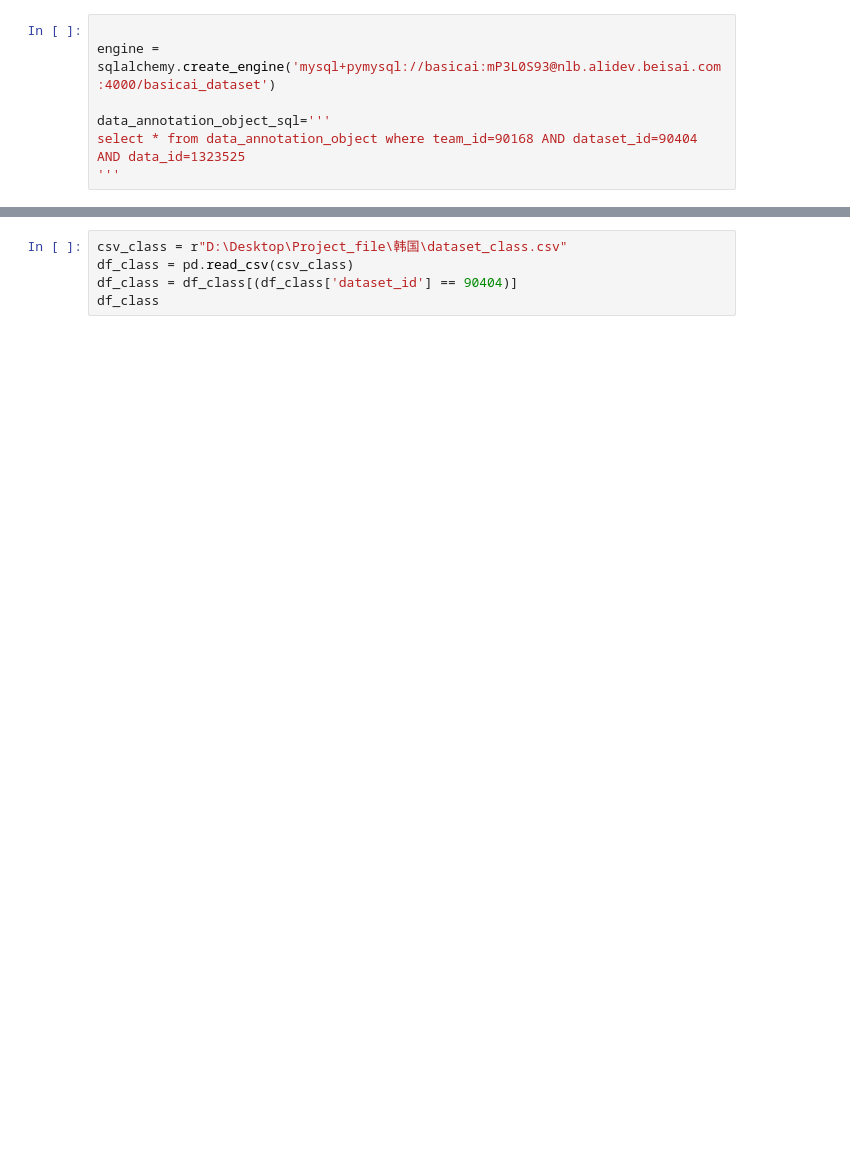
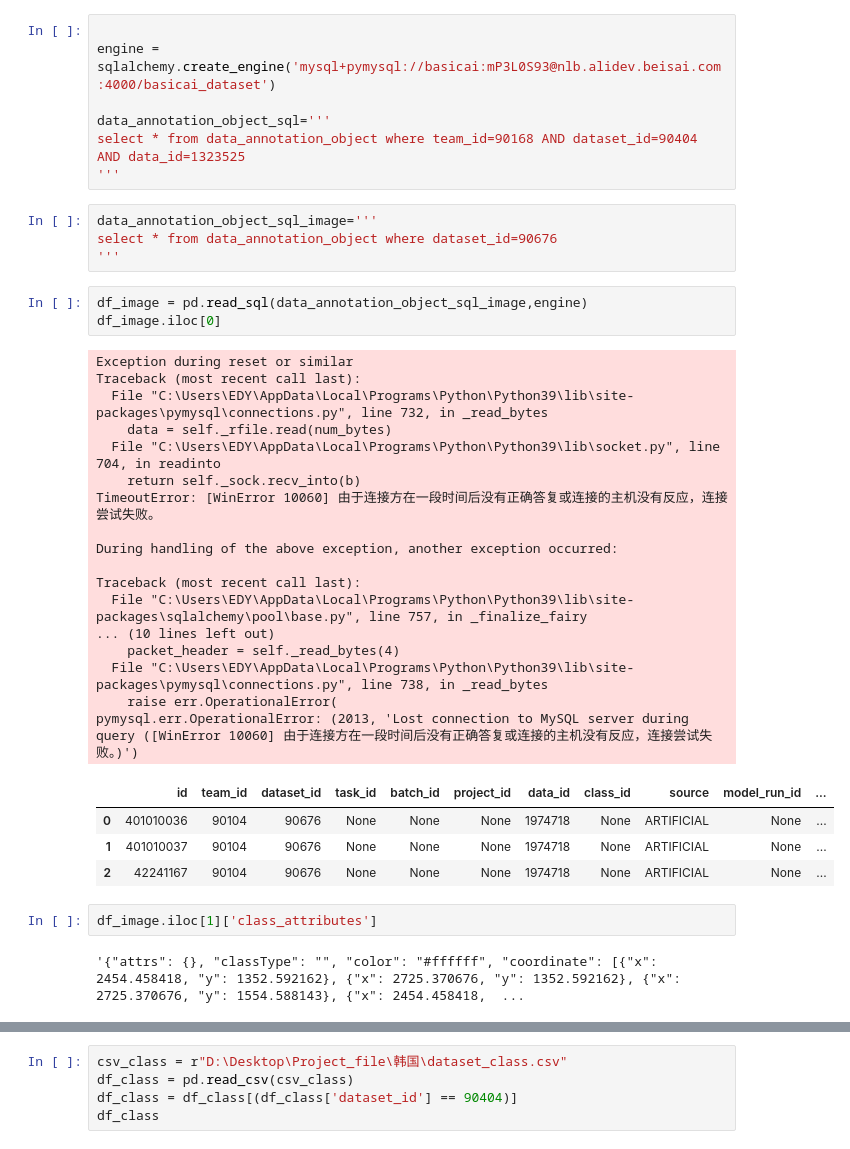
Before and after one commit to sunnysihao/basic_projects, a Jupyter notebook: 谢秋梅/X1反显/test.ipynb, the cells around one changed output, grey strips where cells are left out. Saved outputs shown, nothing was run; the diff lists cells and outputs as text; blank space fills up the shorter version.

```diff
--- a/谢秋梅/X1反显/test.ipynb
+++ b/谢秋梅/X1反显/test.ipynb
@@ -9,5 +11,38 @@ engine = sqlalchemy.create_engine('mysql+pymysql://basicai:mP3L0S93@nlb.alidev.b
 data_annotation_object_sql='''
 select * from data_annotation_object where team_id=90168 AND dataset_id=90404 AND data_id=1323525
 '''
+# %%
+data_annotation_object_sql_image='''
+select * from data_annotation_object where dataset_id=90676
+'''
+# %%
+df_image = pd.read_sql(data_annotation_object_sql_image,engine)
+df_image.iloc[0]
+# %% [output]
+Exception during reset or similar
+Traceback (most recent call last):
+  File "C:\Users\EDY\AppData\Local\Programs\Python\Python39\lib\site-packages\pymysql\connections.py", line 732, in _read_bytes
+    data = self._rfile.read(num_bytes)
+  File "C:\Users\EDY\AppData\Local\Programs\Python\Python39\lib\socket.py", line 704, in readinto
+    return self._sock.recv_into(b)
+TimeoutError: [WinError 10060] 由于连接方在一段时间后没有正确答复或连接的主机没有反应，连接尝试失败。
+
+During handling of the above exception, another exception occurred:
+
+Traceback (most recent call last):
+  File "C:\Users\EDY\AppData\Local\Programs\Python\Python39\lib\site-packages\sqlalchemy\pool\base.py", line 757, in _finalize_fairy
+... (10 lines left out)
+    packet_header = self._read_bytes(4)
+  File "C:\Users\EDY\AppData\Local\Programs\Python\Python39\lib\site-packages\pymysql\connections.py", line 738, in _read_bytes
+    raise err.OperationalError(
+pymysql.err.OperationalError: (2013, 'Lost connection to MySQL server during query ([WinError 10060] 由于连接方在一段时间后没有正确答复或连接的主机没有反应，连接尝试失败。)')
+|  | id | team_id | dataset_id | task_id | batch_id | project_id | data_id | class_id | source | model_run_id | ... |
+| 0 | 401010036 | 90104 | 90676 | None | None | None | 1974718 | None | ARTIFICIAL | None | ... |
+| 1 | 401010037 | 90104 | 90676 | None | None | None | 1974718 | None | ARTIFICIAL | None | ... |
+| 2 | 42241167 | 90104 | 90676 | None | None | None | 1974718 | None | ARTIFICIAL | None | ... |
+# %%
+df_image.iloc[1]['class_attributes']
+# %% [output]
+'{"attrs": {}, "classType": "", "color": "#ffffff", "coordinate": [{"x": 2454.458418, "y": 1352.592162}, {"x": 2725.370676, "y": 1352.592162}, {"x": 2725.370676, "y": 1554.588143}, {"x": 2454.458418,  ...
 # %%
 df = pd.read_sql(data_annotation_object_sql,engine)
```
Also changed, not shown: parts of 23 cells of this notebook, 3 other files.
